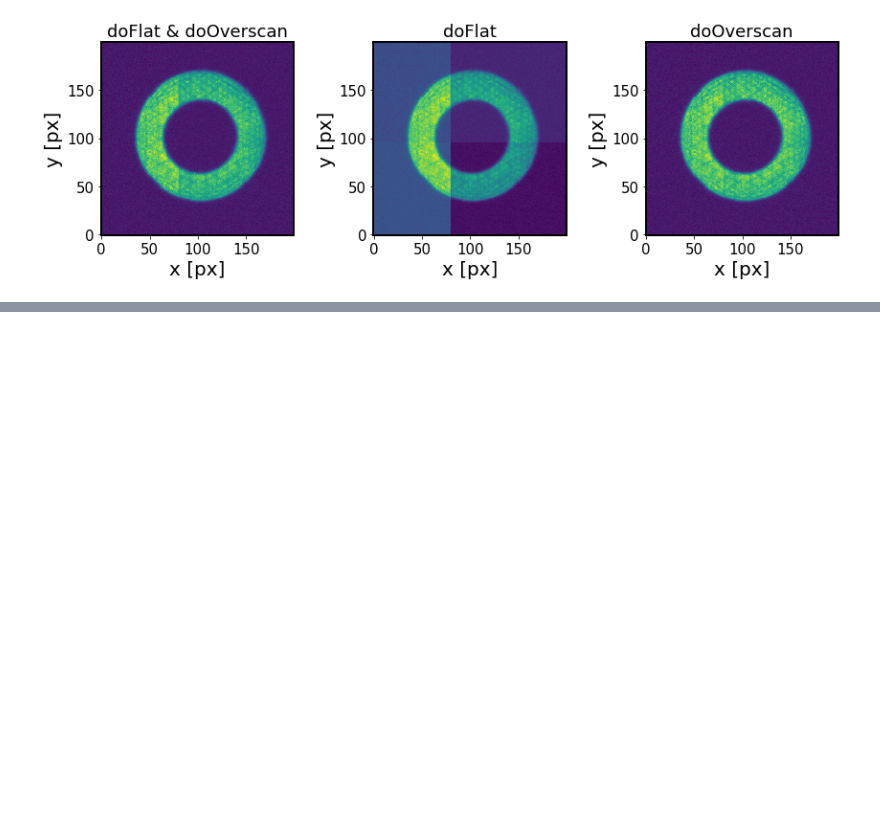
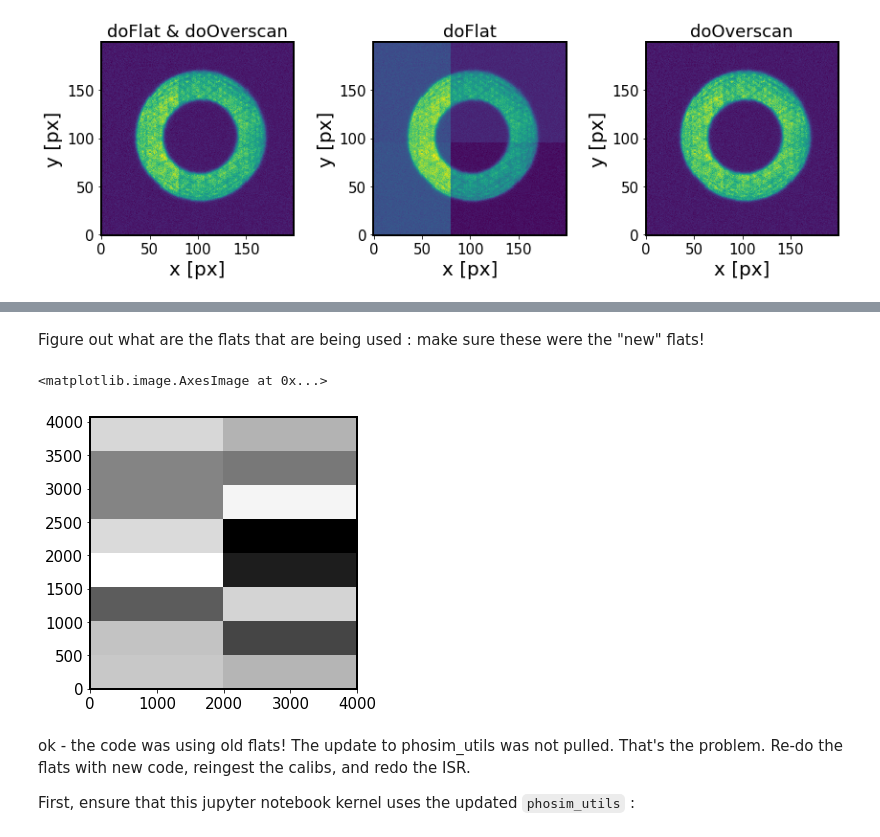
Before and after one commit to lsst-ts/ts_phosim, a Jupyter notebook: notebooks/analysis_notebooks/AOS_ISR_baseline.ipynb, the cells around one changed output, grey strips where cells are left out. Saved outputs shown, nothing was run; the diff lists cells and outputs as text; code cells hidden in the pictures; blank space fills up the shorter version.

```diff
--- a/notebooks/analysis_notebooks/AOS_ISR_baseline.ipynb
+++ b/notebooks/analysis_notebooks/AOS_ISR_baseline.ipynb
@@ -355,0 +356,20 @@ p
+# %% [markdown]
+Figure out what are the flats that are being used : make sure these were the "new" flats!
+# %%
+# plot on of the flats used  alongside raw image for R22_S00
+import astropy.io.fits as fits
+flats_dir= os.path.join(data_dir, 'input/flat/g/2020-08-21/')
+flat_file = os.path.join(flats_dir, 'flat_g-R22-S00-det090_2020-08-21.fits')
+hdul = fits.open(flat_file)
+flat = hdul[1].data
+# %%
+%matplotlib inline
+fig,ax = plt.subplots(1,1,figsize=(5,5))
+ax.imshow(flat.T, origin='lower',cmap='Greys')
+# %% [output]
+<matplotlib.image.AxesImage at 0x...>
+[figure, added]
+# %% [markdown]
+ok - the code was using old flats! The update to phosim_utils was not pulled. That's the problem. Re-do the flats with new code, reingest the calibs, and redo the ISR.
+
+First, ensure that this jupyter notebook kernel uses the updated `phosim_utils` :
```
Also changed, not shown: parts of 14 cells of this notebook.
